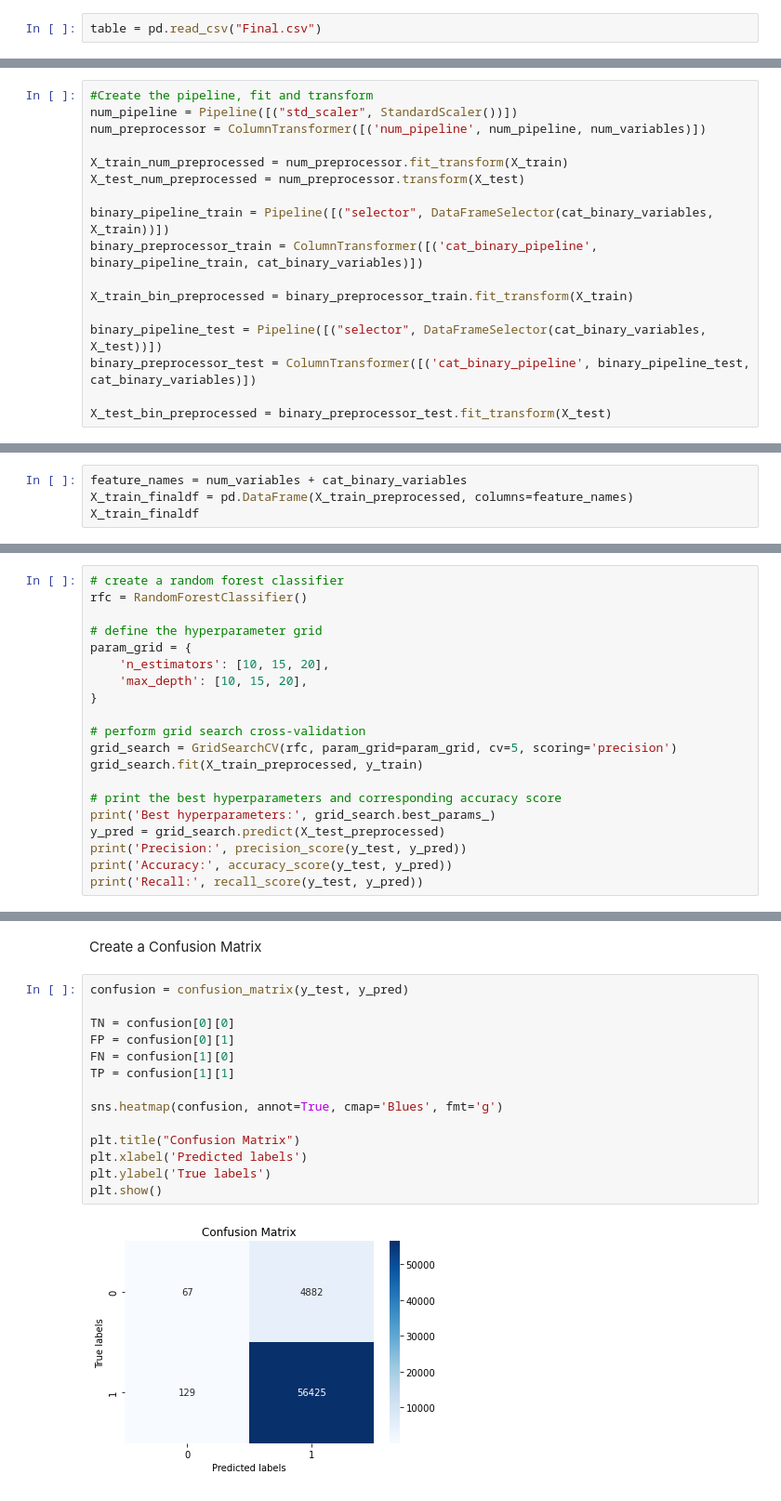
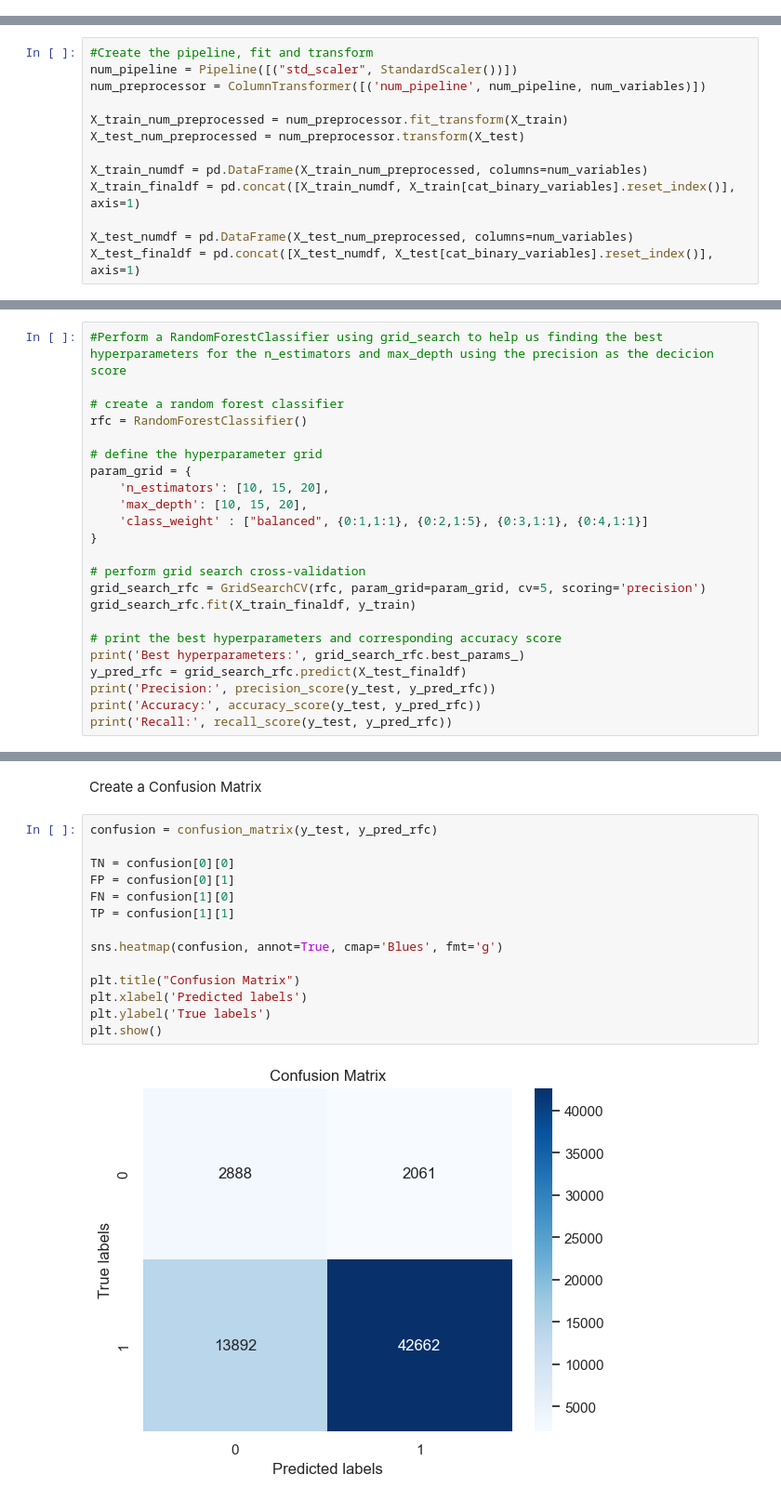
Before and after one commit to joaogoncalves99/Machine-Learning, a Jupyter notebook: model.ipynb, the cells around one changed output, grey strips where cells are left out. Shown: that part at 93% size. Drawn from its saved outputs; the diff is of its cells as text.

```diff
--- a/model.ipynb
+++ b/model.ipynb
@@ -1303,8 +1304,6 @@ table = merge_5[list_columns]
 **TO DELETE**
 # %%
 table.to_csv("Final.csv", index = False)
-# %%
-table = pd.read_csv("Final.csv")
 # %% [markdown]
 ### EDA Bea respira fundo antes de abrir
 # %%
@@ -1486,12 +1491,8 @@ num_preprocessor = ColumnTransformer([('num_pipeline', num_pipeline, num_variabl
 X_train_num_preprocessed = num_preprocessor.fit_transform(X_train)
 X_test_num_preprocessed = num_preprocessor.transform(X_test)
 
-binary_pipeline_train = Pipeline([("selector", DataFrameSelector(cat_binary_variables, X_train))])
-binary_preprocessor_train = ColumnTransformer([('cat_binary_pipeline', binary_pipeline_train, cat_binary_variables)])
+X_train_numdf = pd.DataFrame(X_train_num_preprocessed, columns=num_variables)
+X_train_finaldf = pd.concat([X_train_numdf, X_train[cat_binary_variables].reset_index()], axis=1)
 
-X_train_bin_preprocessed = binary_preprocessor_train.fit_transform(X_train)
-
-binary_pipeline_test = Pipeline([("selector", DataFrameSelector(cat_binary_variables, X_test))])
-binary_preprocessor_test = ColumnTransformer([('cat_binary_pipeline', binary_pipeline_test, cat_binary_variables)])
-
-X_test_bin_preprocessed = binary_preprocessor_test.fit_transform(X_test)
+X_test_numdf = pd.DataFrame(X_test_num_preprocessed, columns=num_variables)
+X_test_finaldf = pd.concat([X_test_numdf, X_test[cat_binary_variables].reset_index()], axis=1)
@@ -1506,4 +1498,0 @@ Get the final dataframe after the pipelines
-# %%
-feature_names = num_variables + cat_binary_variables
-X_train_finaldf = pd.DataFrame(X_train_preprocessed, columns=feature_names)
-X_train_finaldf
@@ -1526,4 +1503,6 @@ Perform a RandomForestClassifier using grid_search to help us finding the best h
 # %%
+#Perform a RandomForestClassifier using grid_search to help us finding the best hyperparameters for the n_estimators and max_depth using the precision as the decicion score
+
 # create a random forest classifier
 rfc = RandomForestClassifier()
 
@@ -1531,15 +1510,16 @@ rfc = RandomForestClassifier()
 param_grid = {
     'n_estimators': [10, 15, 20],
     'max_depth': [10, 15, 20],
+    'class_weight' : ["balanced", {0:1,1:1}, {0:2,1:5}, {0:3,1:1}, {0:4,1:1}]
 }
 
 # perform grid search cross-validation
-grid_search = GridSearchCV(rfc, param_grid=param_grid, cv=5, scoring='precision')
-grid_search.fit(X_train_preprocessed, y_train)
+grid_search_rfc = GridSearchCV(rfc, param_grid=param_grid, cv=5, scoring='precision')
+grid_search_rfc.fit(X_train_finaldf, y_train)
 
 # print the best hyperparameters and corresponding accuracy score
-print('Best hyperparameters:', grid_search.best_params_)
-y_pred = grid_search.predict(X_test_preprocessed)
-print('Precision:', precision_score(y_test, y_pred))
-print('Accuracy:', accuracy_score(y_test, y_pred))
-print('Recall:', recall_score(y_test, y_pred))
+print('Best hyperparameters:', grid_search_rfc.best_params_)
+y_pred_rfc = grid_search_rfc.predict(X_test_finaldf)
+print('Precision:', precision_score(y_test, y_pred_rfc))
+print('Accuracy:', accuracy_score(y_test, y_pred_rfc))
+print('Recall:', recall_score(y_test, y_pred_rfc))
@@ -1546,18 +1531,18 @@ print('Recall:', recall_score(y_test, y_pred))
 # %% [markdown]
 Create a Confusion Matrix
 # %%
-confusion = confusion_matrix(y_test, y_pred)
+confusion = confusion_matrix(y_test, y_pred_rfc)
 
 TN = confusion[0][0]
 FP = confusion[0][1]
 FN = confusion[1][0]
 TP = confusion[1][1]
 
 sns.heatmap(confusion, annot=True, cmap='Blues', fmt='g')
 
 plt.title("Confusion Matrix")
 plt.xlabel('Predicted labels')
 plt.ylabel('True labels')
 plt.show()
 # %% [output]
-[figure, old version]
+[figure, new version]
```
Also changed, not shown: parts of 25 cells of this notebook.
